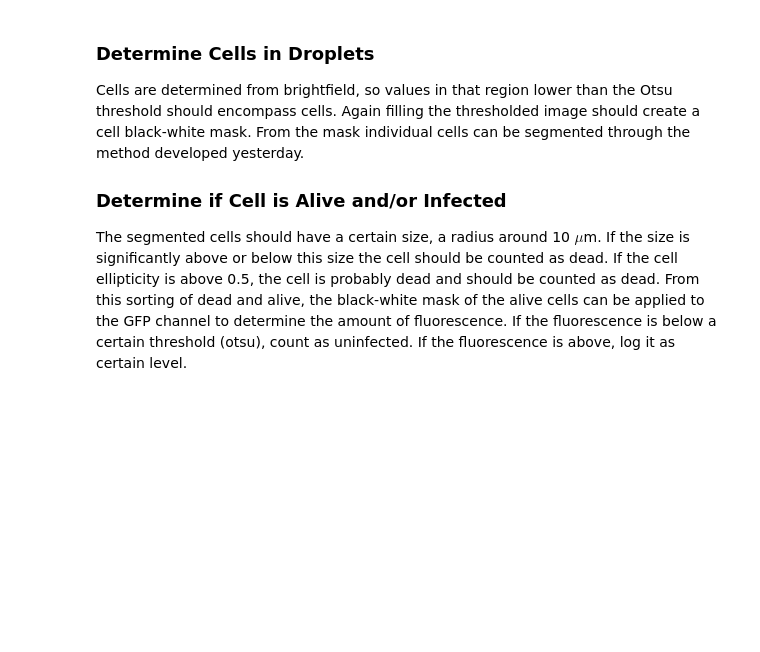
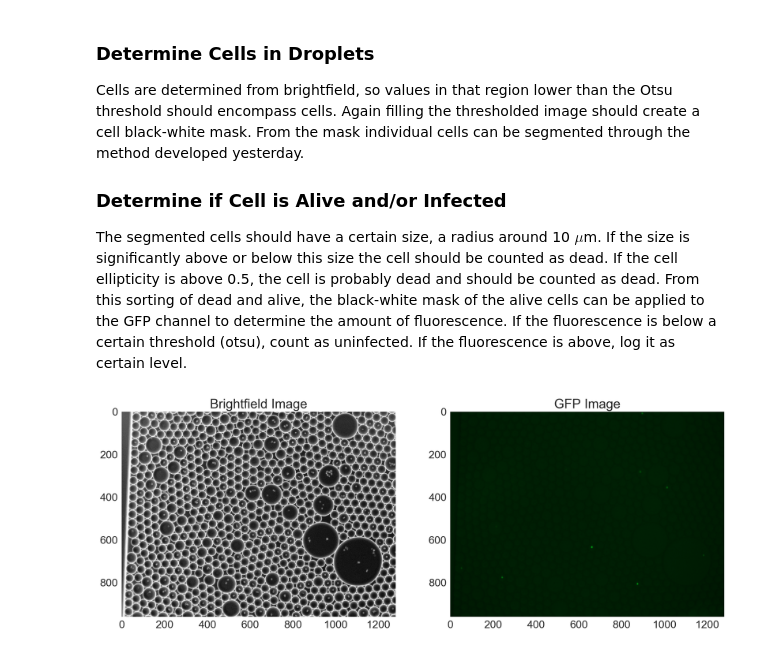
Before and after one commit to adamcatching/Polio_DIPS, a Jupyter notebook: notebook/2018_06_28.ipynb, the cells around one changed output. Drawn from its saved outputs; the diff is of its cells as text; code cells hidden in the pictures; blank space fills up the shorter version.

```diff
--- a/notebook/2018_06_28.ipynb
+++ b/notebook/2018_06_28.ipynb
@@ -20,3 +20,47 @@ Cells are determined from brightfield, so values in that region lower than the O
 
 ### Determine if Cell is Alive and/or Infected
 The segmented cells should have a certain size, a radius around 10 $\mu$m. If the size is significantly above or below this size the cell should be counted as dead. If the cell ellipticity is above 0.5, the cell is probably dead and should be counted as dead. From this sorting of dead and alive, the black-white mask of the alive cells can be applied to the GFP channel to determine the amount of fluorescence. If the fluorescence is below a certain threshold (otsu), count as uninfected. If the fluorescence is above, log it as certain level.
+# %%
+# Import packages
+
+# Data modification
+import glob
+import numpy as np
+
+# Visualization packages
+import matplotlib.pyplot as plt
+import seaborn as sns
+from matplotlib.patches import Rectangle
+
+
+import skimage.filters
+import skimage.io
+import skimage.morphology
+import skimage.exposure
+import skimage.color
+import skimage.segmentation
+
+sns.set(style='dark', palette=sns.color_palette(), rc={'axes.labelsize': 20}, font_scale=2)
+
+# The following is specific Jupyter notebooks
+%matplotlib inline
+%config InlineBackend.figure_formats = {'png', 'retina'}
+# %%
+# Define the location of the image files
+bulk_bright = "../data/06.27_HeLa-poliovirus/#1/4x_TRANS.tif"
+bulk_gfp = "../data/06.27_HeLa-poliovirus/#1/4x_GFP.tif"
+# %%
+# Read in the images
+image_bright = skimage.io.imread(bulk_bright)
+image_gfp = skimage.io.imread(bulk_gfp)
+# %%
+# Visualize the images
+with sns.axes_style('dark'):
+    fig, ax = plt.subplots(1, 2, figsize=(20, 10))
+    ax[0].imshow(image_bright)
+    ax[0].set_title('Brightfield Image')
+
+    ax[1].imshow(image_gfp)
+    ax[1].set_title('GFP Image')
+# %% [output]
+[figure, added]
```
Also changed, not shown: parts of 5 cells of this notebook.
